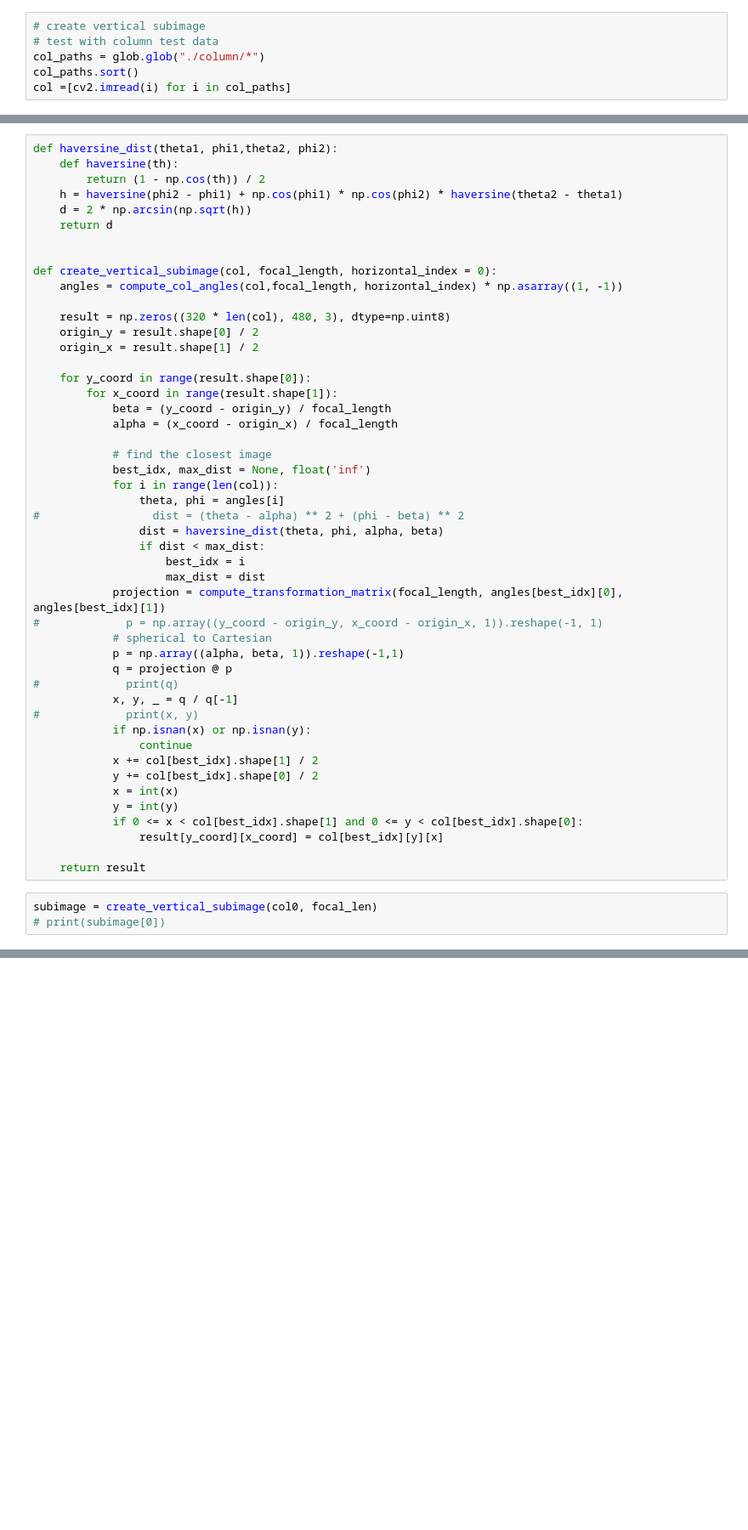
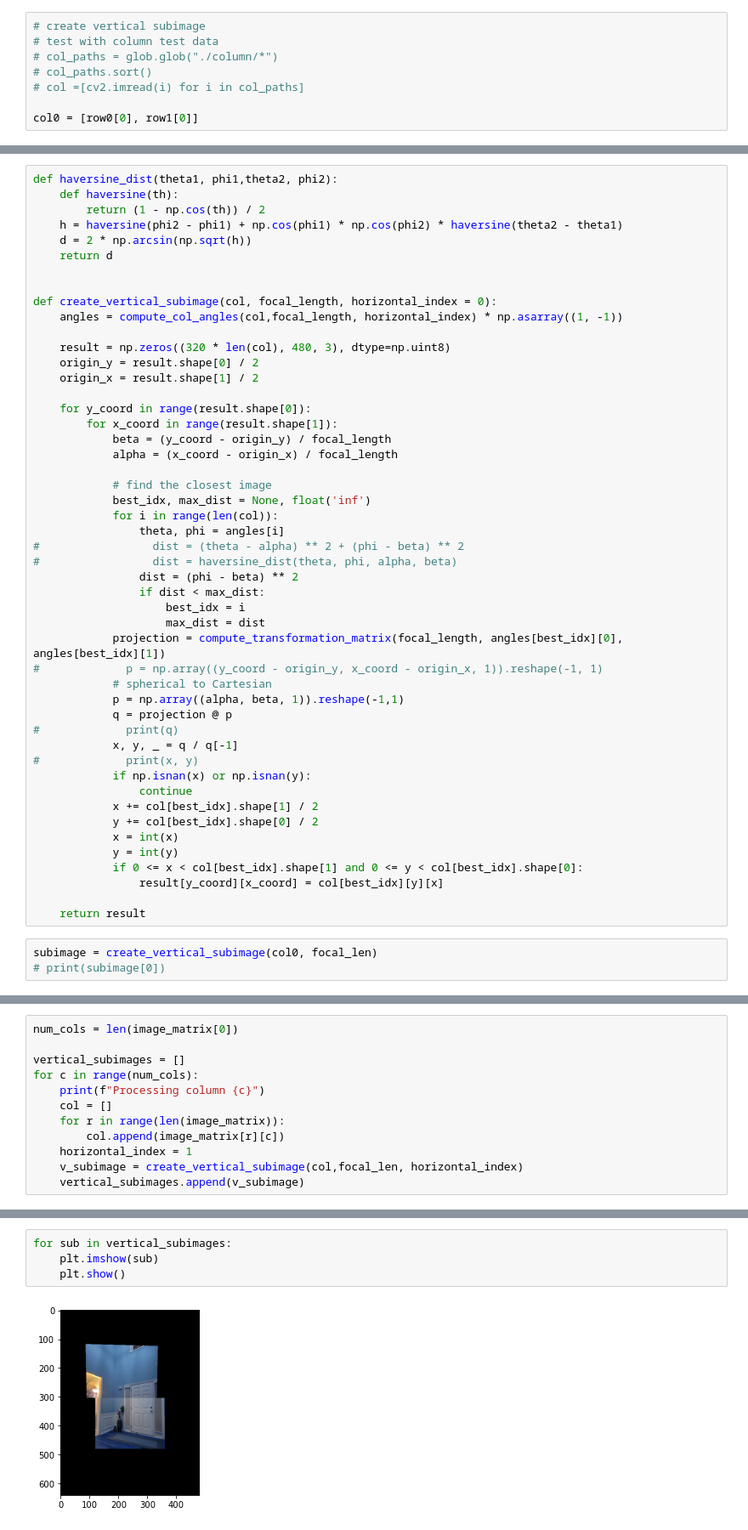
Before and after one commit to aapatni/mosaic-reconstruction, a Jupyter notebook: Mosaic v3.ipynb, the cells around one changed output, grey strips where cells are left out. Shown at 85% size. Drawn from its saved outputs; the diff is of its cells as text; blank space fills up the shorter version.

```diff
--- a/Mosaic v3.ipynb
+++ b/Mosaic v3.ipynb
@@ -192,9 +192,11 @@ KeyboardInterrupt:
 # %%
 # create vertical subimage
 # test with column test data
-col_paths = glob.glob("./column/*")
-col_paths.sort()
-col =[cv2.imread(i) for i in col_paths]
+# col_paths = glob.glob("./column/*")
+# col_paths.sort()
+# col =[cv2.imread(i) for i in col_paths]
+
+col0 = [row0[0], row1[0]]
 # %%
 # compute the vertical offsets
 def compute_col_offsets(col):
@@ -249,7 +251,8 @@ def create_vertical_subimage(col, focal_length, horizontal_index = 0):
             for i in range(len(col)):
                 theta, phi = angles[i]
 #                 dist = (theta - alpha) ** 2 + (phi - beta) ** 2
-                dist = haversine_dist(theta, phi, alpha, beta)
+#                 dist = haversine_dist(theta, phi, alpha, beta)
+                dist = (phi - beta) ** 2
                 if dist < max_dist:
                     best_idx = i
                     max_dist = dist
@@ -281,0 +285,12 @@ dtype('uint8')
+# %%
+num_cols = len(image_matrix[0])
+
+vertical_subimages = []
+for c in range(num_cols):
+    print(f"Processing column {c}")
+    col = []
+    for r in range(len(image_matrix)):
+        col.append(image_matrix[r][c])
+    horizontal_index = 1
+    v_subimage = create_vertical_subimage(col,focal_len, horizontal_index)
+    vertical_subimages.append(v_subimage)
@@ -281,0 +315,6 @@ dtype('uint8')
+# %%
+for sub in vertical_subimages:
+    plt.imshow(sub)
+    plt.show()
+# %% [output]
+[figure, added]
```
Also changed, not shown: parts of 5 cells of this notebook, 1 other file.
